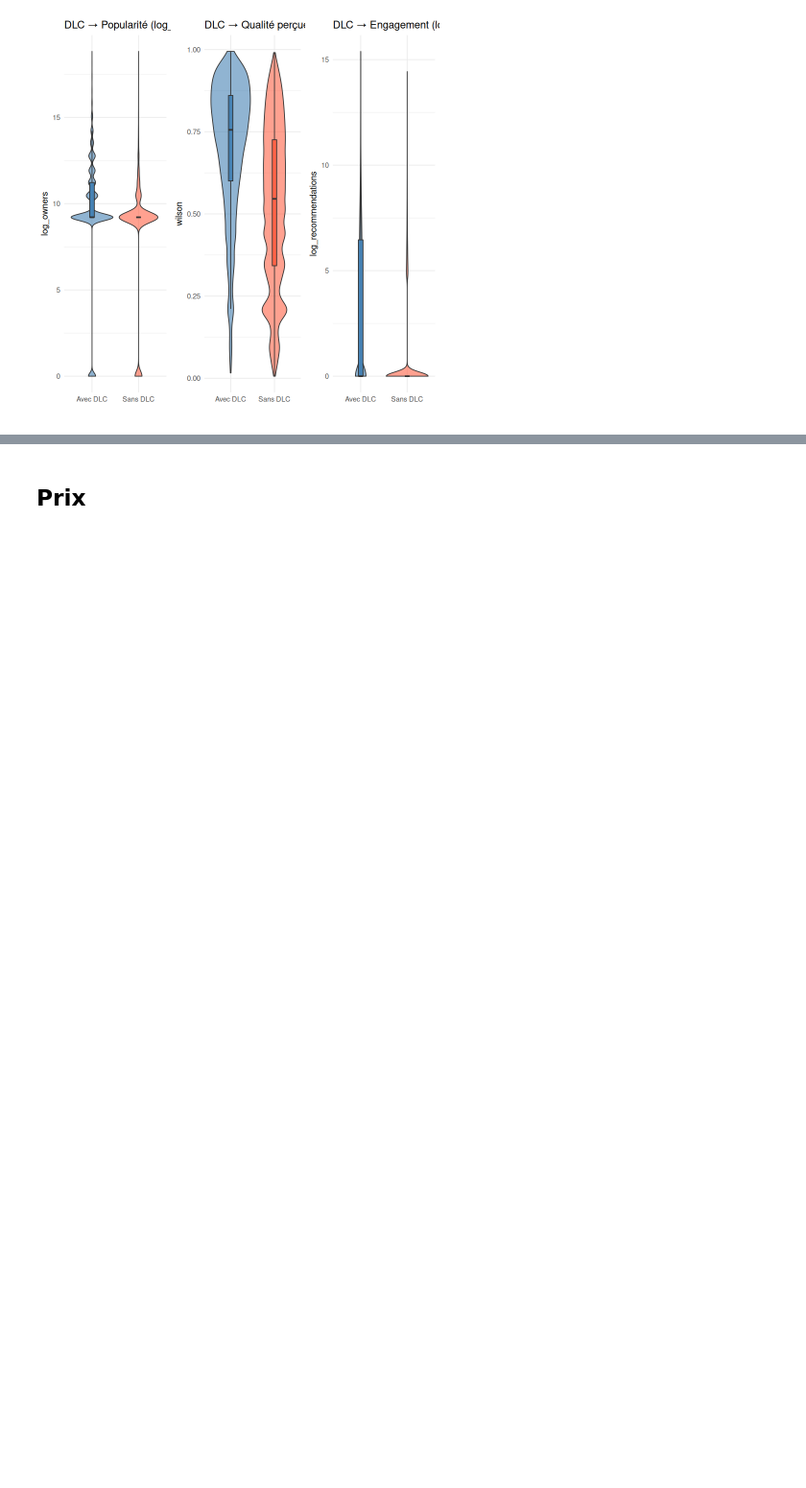
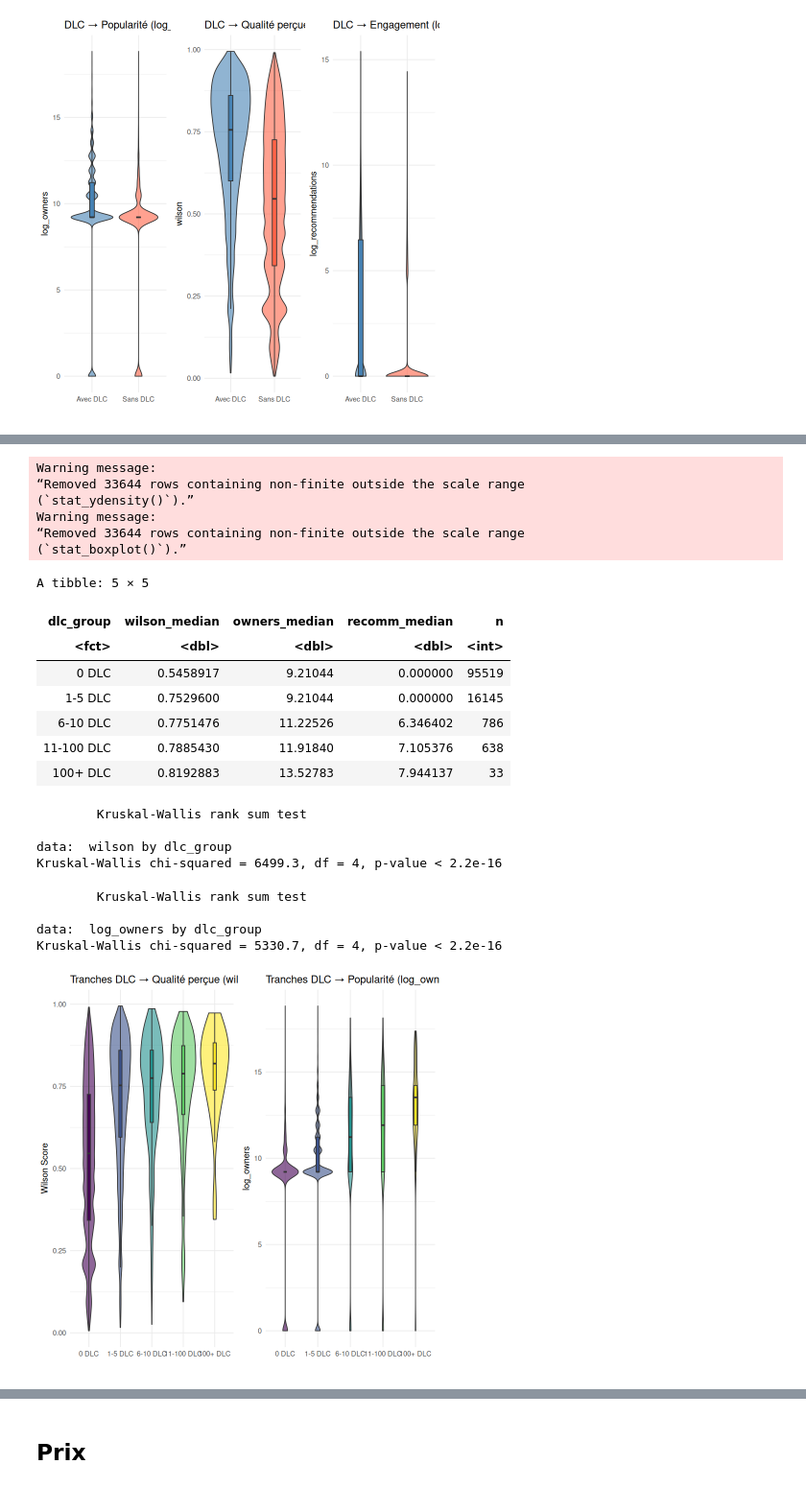
Before and after one commit to Thethomasbutnottheleast/Steam-Analyse, a Jupyter notebook: succes_commercial.ipynb, the cells around one changed output, grey strips where cells are left out. Shown at 96% size. Saved outputs shown, nothing was run; the diff lists cells and outputs as text; code cells hidden in the pictures; blank space fills up the shorter version.

```diff
--- a/succes_commercial.ipynb
+++ b/succes_commercial.ipynb
@@ -291,8 +291,8 @@ df_analysis <- df_clean %>%
       Price < 5  ~ "< 5e",
       Price < 15 ~ "5-15e",
       Price < 30 ~ "15-30e",
-      TRUE       ~ "> 30e"
-    ) %>% factor(levels = c("Gratuit", "< 5e", "5-15e", "15-30e", "> 30e"))
+      TRUE       ~ "+30e"
+    ) %>% factor(levels = c("Gratuit", "< 5e", "5-15e", "15-30e", "+30e"))
   )
 
 plot_binary_vs_success <- function(data, binary_var, success_var,
@@ -346,0 +347,66 @@ La présence de DLC est significativement associée aux trois composantes du suc
+# %%
+df_analysis <- df_analysis %>%
+  mutate(dlc_group = case_when(
+    `DLC count` == 0        ~ "0 DLC",
+    `DLC count` <= 5        ~ "1-5 DLC",
+    `DLC count` <= 10       ~ "6-10 DLC",
+    `DLC count` <= 100      ~ "11-100 DLC",
+    TRUE                    ~ "100+ DLC"
+  ) %>% factor(levels = c("0 DLC", "1-5 DLC", "6-10 DLC", "11-100 DLC", "100+ DLC")))
+
+# Wilson par tranche DLC
+p_dlc_wilson <- ggplot(df_analysis, aes(x = dlc_group, y = wilson, fill = dlc_group)) +
+  geom_violin(alpha = 0.6) +
+  geom_boxplot(width = 0.1, outlier.shape = NA) +
+  scale_fill_viridis_d() +
+  labs(title = "Tranches DLC → Qualité perçue (wilson)", x = "", y = "Wilson Score") +
+  theme_minimal() +
+  theme(legend.position = "none")
+
+# log_owners par tranche DLC
+p_dlc_owners <- ggplot(df_analysis, aes(x = dlc_group, y = log_owners, fill = dlc_group)) +
+  geom_violin(alpha = 0.6) +
+  geom_boxplot(width = 0.1, outlier.shape = NA) +
+  scale_fill_viridis_d() +
+  labs(title = "Tranches DLC → Popularité (log_owners)", x = "", y = "log_owners") +
+  theme_minimal() +
+  theme(legend.position = "none")
+
+gridExtra::grid.arrange(p_dlc_wilson, p_dlc_owners, ncol = 2)
+
+# Stats par groupe
+df_analysis %>%
+  group_by(dlc_group) %>%
+  summarise(
+    wilson_median    = median(wilson, na.rm = TRUE),
+    owners_median    = median(log_owners, na.rm = TRUE),
+    recomm_median    = median(log_recommendations, na.rm = TRUE),
+    n = n()
+  )
+
+kruskal.test(wilson ~ dlc_group, data = df_analysis)
+kruskal.test(log_owners ~ dlc_group, data = df_analysis)
+# %% [output]
+Warning message:
+“Removed 33644 rows containing non-finite outside the scale range
+(`stat_ydensity()`).”
+Warning message:
+“Removed 33644 rows containing non-finite outside the scale range
+(`stat_boxplot()`).”
+A tibble: 5 × 5
+| dlc_group | wilson_median | owners_median | recomm_median | n |
+| <fct> | <dbl> | <dbl> | <dbl> | <int> |
+| 0 DLC | 0.5458917 | 9.21044 | 0.000000 | 95519 |
+| 1-5 DLC | 0.7529600 | 9.21044 | 0.000000 | 16145 |
+| 6-10 DLC | 0.7751476 | 11.22526 | 6.346402 | 786 |
+| 11-100 DLC | 0.7885430 | 11.91840 | 7.105376 | 638 |
+| 100+ DLC | 0.8192883 | 13.52783 | 7.944137 | 33 |
+        Kruskal-Wallis rank sum test
+
+data:  wilson by dlc_group
+Kruskal-Wallis chi-squared = 6499.3, df = 4, p-value < 2.2e-16
+        Kruskal-Wallis rank sum test
+
+data:  log_owners by dlc_group
+Kruskal-Wallis chi-squared = 5330.7, df = 4, p-value < 2.2e-16
+[figure, added]
```
Also changed, not shown: parts of 16 cells of this notebook.
